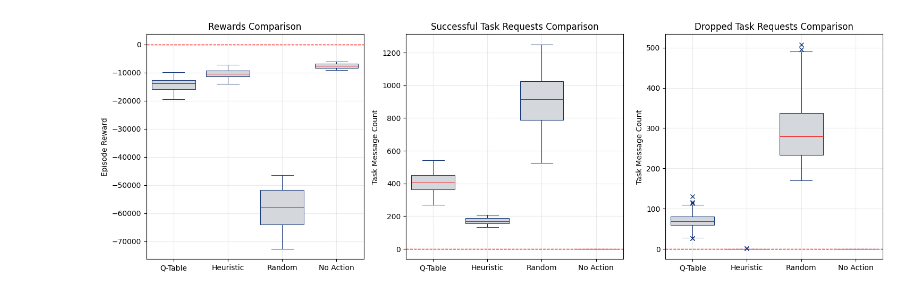
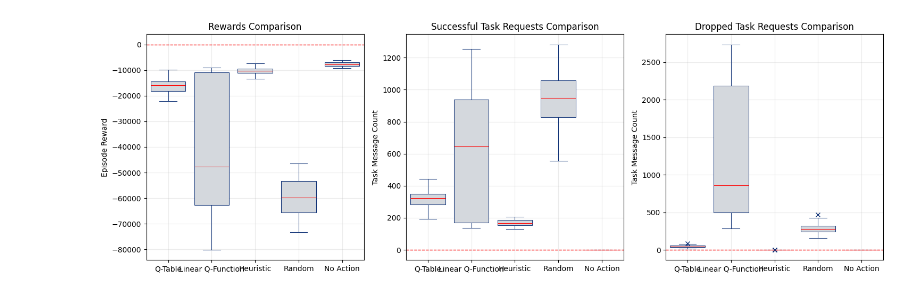
Before and after one commit to tedinspace/stat184-final-project, a Jupyter notebook: scripts/experiments/plots/ql-plotting.ipynb, the cells around one changed output. Cells and saved outputs as stored; diff of their text form; code cells hidden in the pictures.

```diff
--- a/scripts/experiments/plots/ql-plotting.ipynb
+++ b/scripts/experiments/plots/ql-plotting.ipynb
@@ -6,11 +6,16 @@ import matplotlib.pyplot as plt
 df_qt = pd.read_json("./ql_toy1_v2_comp_gen.json")
 df_qt_2 =pd.read_json("./scenario2_v2_comp_gen.json")
 df_dqn = pd.read_json("./dqn_toy1_comp_gen_comp_gen.json")
+df_dqn2 = pd.read_json("./dqn_scen2_comp_gen.json")
+
 df_lq =pd.read_json("./linear_toy1_v1_comp_gen.json")
+df_lq2 =pd.read_json("./toy2_linear_v1_comp_gen.json")
 
-gData = lambda df, cat: {
+
+gData = lambda df,df_dqn, df_l, cat: {
     'Q-Table': df['Q'][cat],
-    #'DQN': df_dqn['DQN'][cat],
+    'Linear Q-Function': df_l['LQ'][cat],
+    'DQN': df_dqn['DQN'][cat],
     'Heuristic': df['heuristic'][cat],
     'Random': df['random'][cat],
     'No Action': df['no_action'][cat],
@@ -96,34 +101,34 @@ fig, axes = plt.subplots(1, 3, figsize=(15, 5))  # 1 row, 3 columns
 # Plot each boxplot on a different subplot
 
 axes[0].axhline(y=0, color='r', linestyle='--', linewidth=1)
-sns.boxplot(data=pd.DataFrame(gData(df_qt_2,"rewards")),color="#D3D8DE", linecolor="#137", linewidth=.75, flierprops={"marker": "x"},medianprops={"color": "r"}, ax=axes[0])
+sns.boxplot(data=pd.DataFrame(gData(df_qt_2,df_dqn2, df_lq2,"rewards")),color="#D3D8DE", linecolor="#137", linewidth=.75, flierprops={"marker": "x"},medianprops={"color": "r"}, ax=axes[0])
 axes[0].set_title('Rewards Comparison')
 axes[0].grid(alpha=.25)
 axes[0].set_ylabel('Episode Reward')
 
 
 axes[1].axhline(y=0, color='r', linestyle='--', linewidth=1)
-sns.boxplot(data=pd.DataFrame(gData(df_qt_2,"completed")),color="#D3D8DE", linecolor="#137", linewidth=.75, flierprops={"marker": "x"},medianprops={"color": "r"}, ax=axes[1])
+sns.boxplot(data=pd.DataFrame(gData(df_qt_2,df_dqn2,df_lq2,"completed")),color="#D3D8DE", linecolor="#137", linewidth=.75, flierprops={"marker": "x"},medianprops={"color": "r"}, ax=axes[1])
 axes[1].set_title('Successful Task Requests Comparison')
 axes[1].grid(alpha=.25)
 axes[1].set_ylabel('Task Message Count')
 
 
 axes[2].axhline(y=0, color='r', linestyle='--', linewidth=1)
-sns.boxplot(data=pd.DataFrame(gData(df_qt_2,"dropped")),color="#D3D8DE", linecolor="#137", linewidth=.75, flierprops={"marker": "x"},medianprops={"color": "r"}, ax=axes[2])
+sns.boxplot(data=pd.DataFrame(gData(df_qt_2,df_dqn2,df_lq2,"dropped")),color="#D3D8DE", linecolor="#137", linewidth=.75, flierprops={"marker": "x"},medianprops={"color": "r"}, ax=axes[2])
 axes[2].set_title('Dropped Task Requests Comparison')
 axes[2].grid(alpha=.25)
 axes[2].set_ylabel('Task Message Count')
 
 
 
 # Remove the spines around each plot
 
 
 # Adjust spacing between the subplots
 plt.tight_layout()
 
 # Show the plot
 plt.show()
 # %% [output]
-[figure, old version]
+[figure, new version]
```
Also changed, not shown: parts of 6 cells of this notebook, 18 other files.
